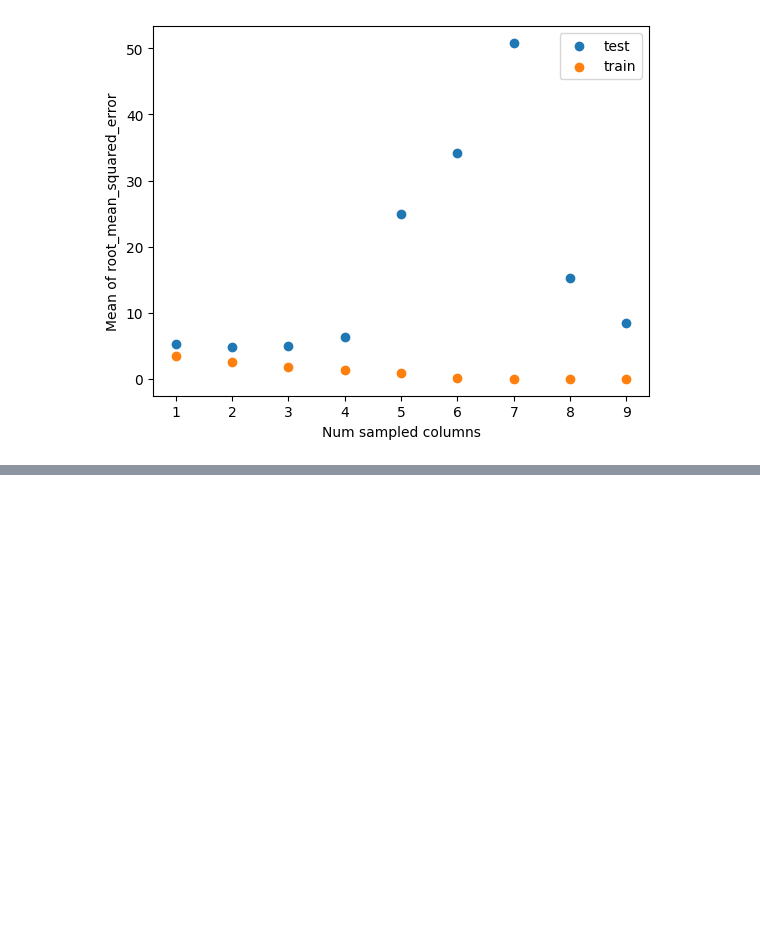
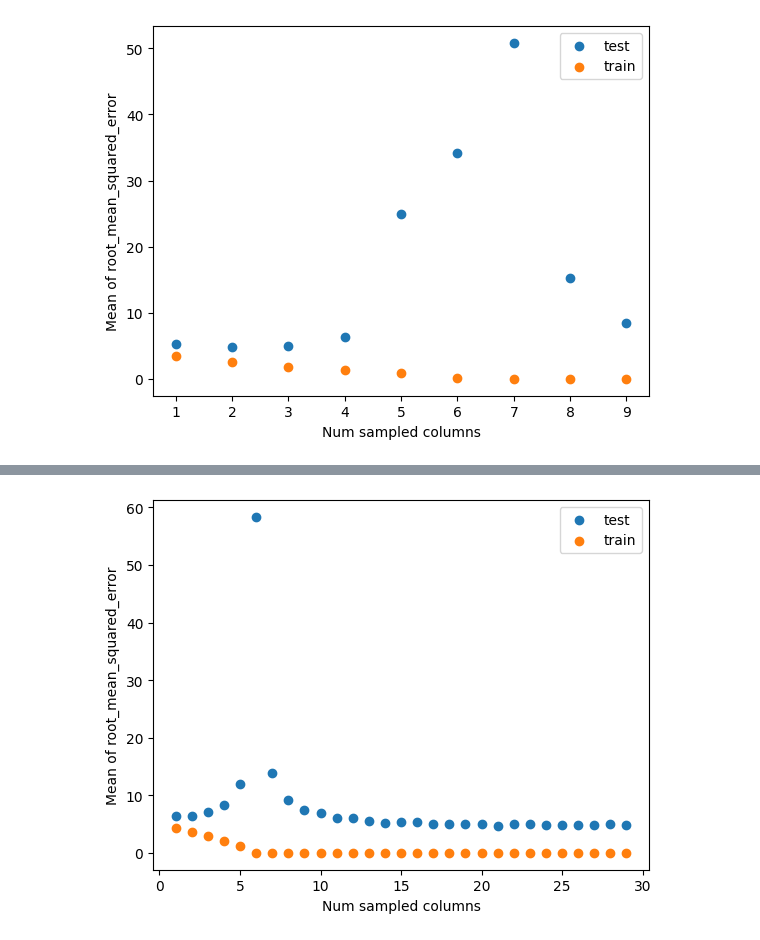
Before and after one commit to jeanimal/double_descent_dar, a Jupyter notebook: double_descent_mtcars_reg.ipynb, the cells around one changed output, grey strips where cells are left out. Cells and saved outputs as stored; diff of their text form; code cells hidden in the pictures; blank space fills up the shorter version.

Commit message:
Added noisy columns and plots.

```diff
--- a/double_descent_mtcars_reg.ipynb
+++ b/double_descent_mtcars_reg.ipynb
@@ -316,0 +323,8 @@ plt.show()
+# %%
+rng = np.random.default_rng(2) # For reproducibility
+num_random_columns = 20
+rand_array = rng.standard_normal(size=(X.shape[0], num_random_columns))
+rand_df = pd.DataFrame(rand_array, columns=[f'rand_{i}' for i in range(num_random_columns)])
+# %%
+X_plus_rand = pd.concat([X, rand_df], axis=1)
+X_plus_rand.head()
@@ -316,0 +339,14 @@ plt.show()
+# %%
+num_samples = 300
+num_columns_list_with_rand = range(1, X_plus_rand.shape[1])
+random_state = np.random.RandomState(33) # set for reproducibility
+metric_dict_with_rand = sample_eval.sample_and_calc_metrics_by_rows_and_cols(X_plus_rand, y, num_train_rows, num_columns_list=num_columns_list_with_rand, model=model, metric_tuples=metrics, num_samples=num_samples, replace=False, random_state=random_state)
+# %%
+plt.scatter(num_columns_list_with_rand, np.mean(metric_dict_with_rand['test'], axis=0), label='test')
+plt.scatter(num_columns_list_with_rand, np.mean(metric_dict_with_rand['train'], axis=0), label='train')
+plt.xlabel("Num sampled columns")
+plt.ylabel("Mean of " + my_metric.__name__)
+plt.legend()
+plt.show()
+# %% [output]
+[figure, added]
```
Also changed, not shown: parts of 6 cells of this notebook.
